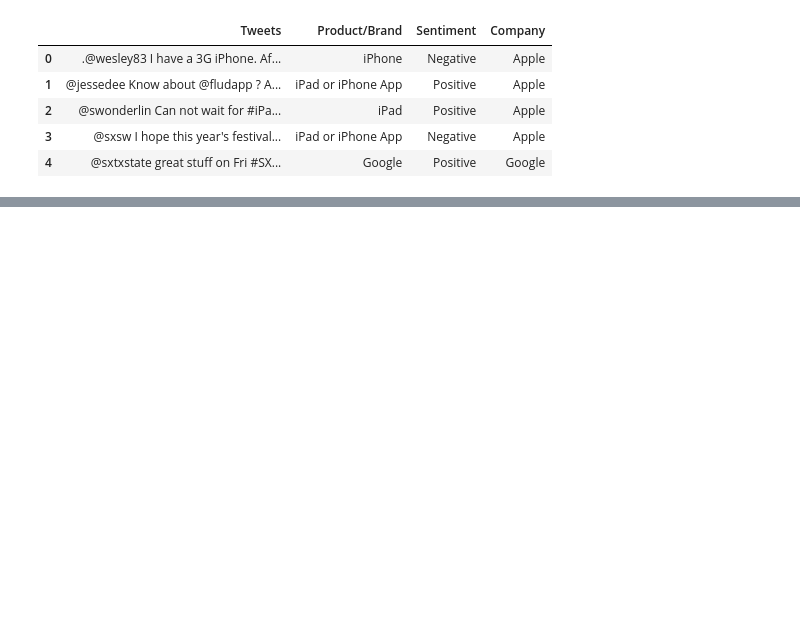
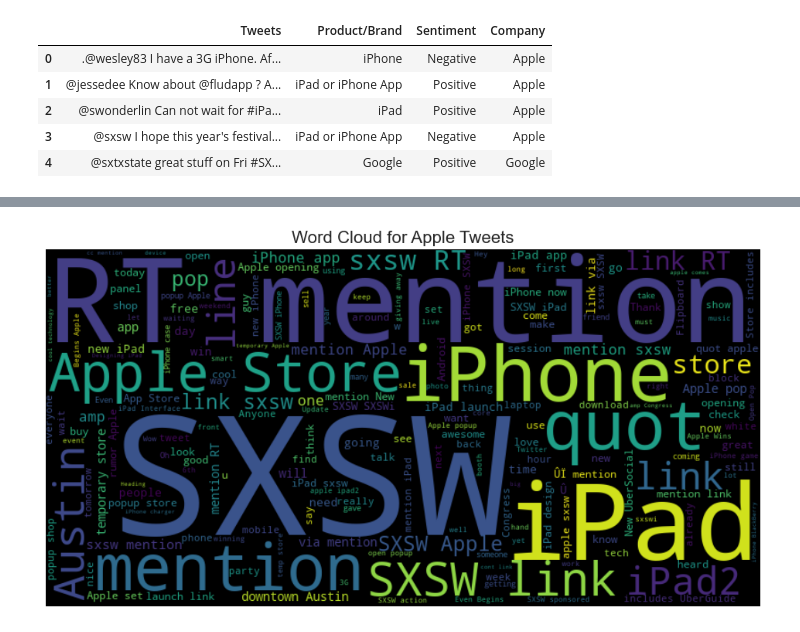
Before and after one commit to Bywani/AG_Sentiment_Analysis, a Jupyter notebook: Apple-Google Sentiment Analyzer.ipynb, the cells around one changed output, grey strips where cells are left out. Drawn from its saved outputs; the diff is of its cells as text; code cells hidden in the pictures; blank space fills up the shorter version.

```diff
--- a/Apple-Google Sentiment Analyzer.ipynb
+++ b/Apple-Google Sentiment Analyzer.ipynb
@@ -289,0 +466,17 @@ df.head()
+# %%
+# Get the text for Apple tweets
+apple_text = df[df['Company'] == 'Apple']['Tweets'].str.cat(sep = ' ')
+
+# Generate the word cloud
+wordcloud = WordCloud(width = 800, height = 400, background_color = 'Black').generate(apple_text)
+
+# Set the figure size and title
+plt.figure(figsize = (12,6))
+plt.title('Word Cloud for Apple Tweets', fontsize=16)
+
+# Display the word cloud
+plt.imshow(wordcloud, interpolation = 'bilinear')
+plt.axis("off")
+plt.show()
+# %% [output]
+[figure, added]
```
Also changed, not shown: parts of 19 cells of this notebook.
